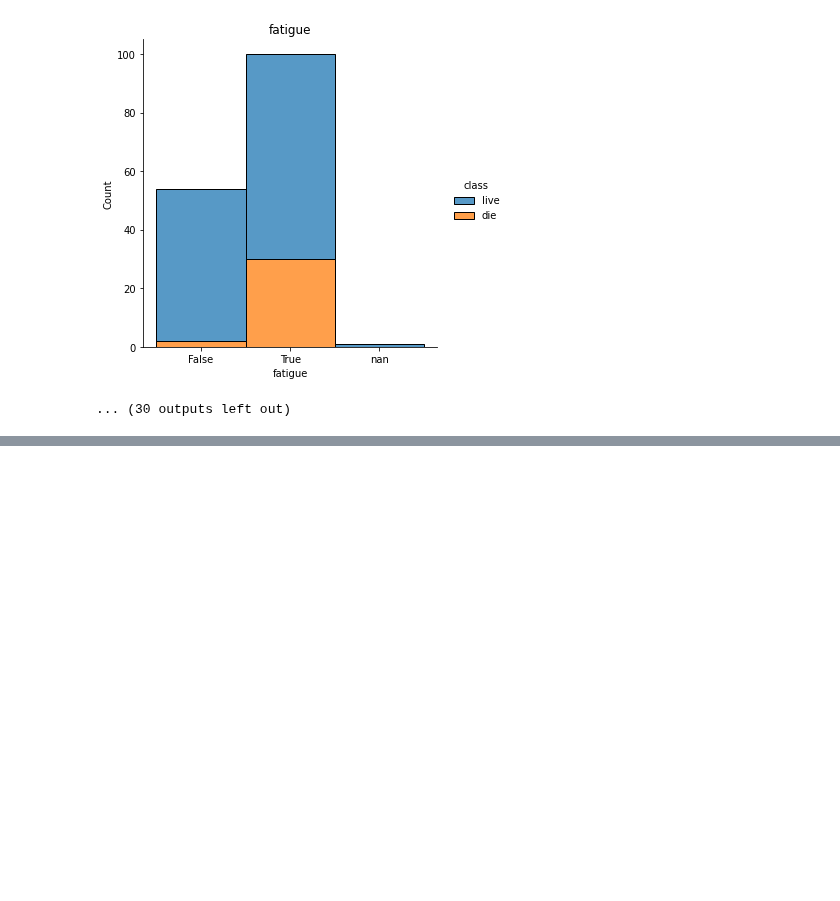
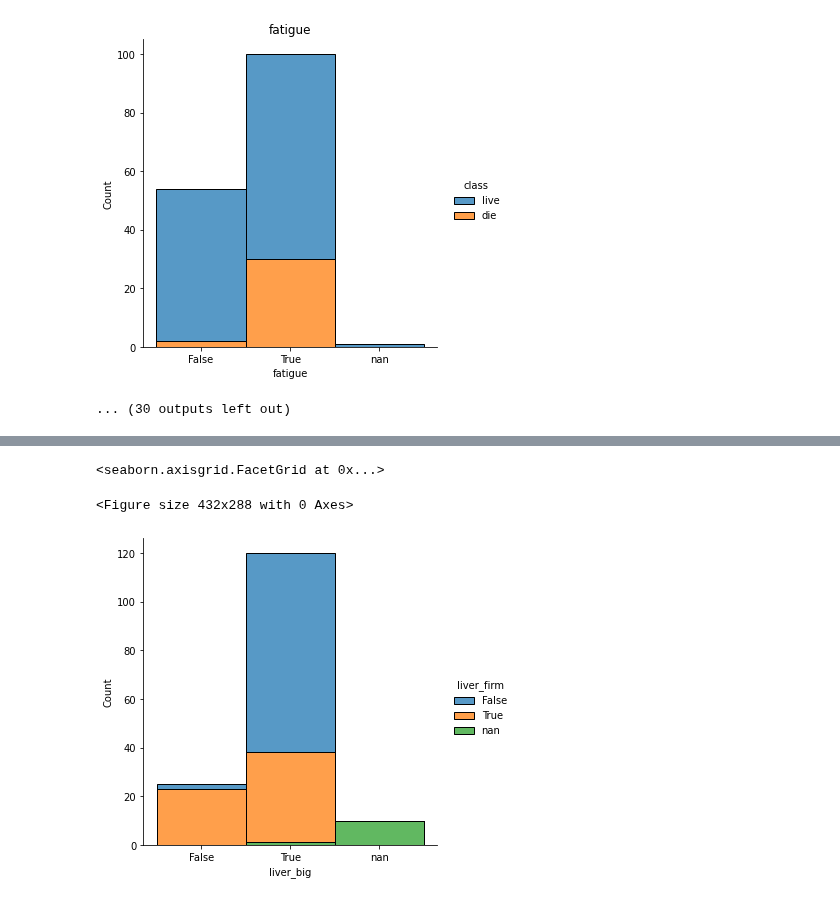
Before and after one commit to TaeMD/ML-projects, a Jupyter notebook: Hepatitis_Data_Set.ipynb, the cells around one changed output, grey strips where cells are left out. Cells and saved outputs as stored; diff of their text form; code cells hidden in the pictures; blank space fills up the shorter version.

```diff
--- a/Hepatitis_Data_Set.ipynb
+++ b/Hepatitis_Data_Set.ipynb
@@ -209,0 +219,7 @@ fatigue
+# %%
+plt.figure()
+sns.displot(data = df_str, x=df_str['liver_big'], hue = 'liver_firm', multiple = 'stack' )
+# %% [output]
+<seaborn.axisgrid.FacetGrid at 0x...>
+<Figure size 432x288 with 0 Axes>
+[figure, added]
```
Also changed, not shown: parts of 8 cells of this notebook.
